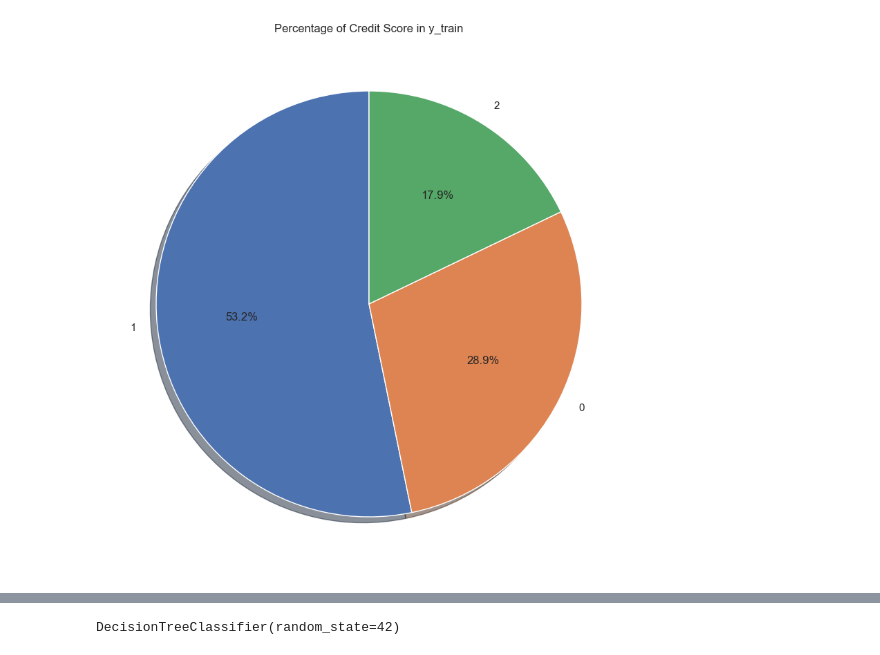
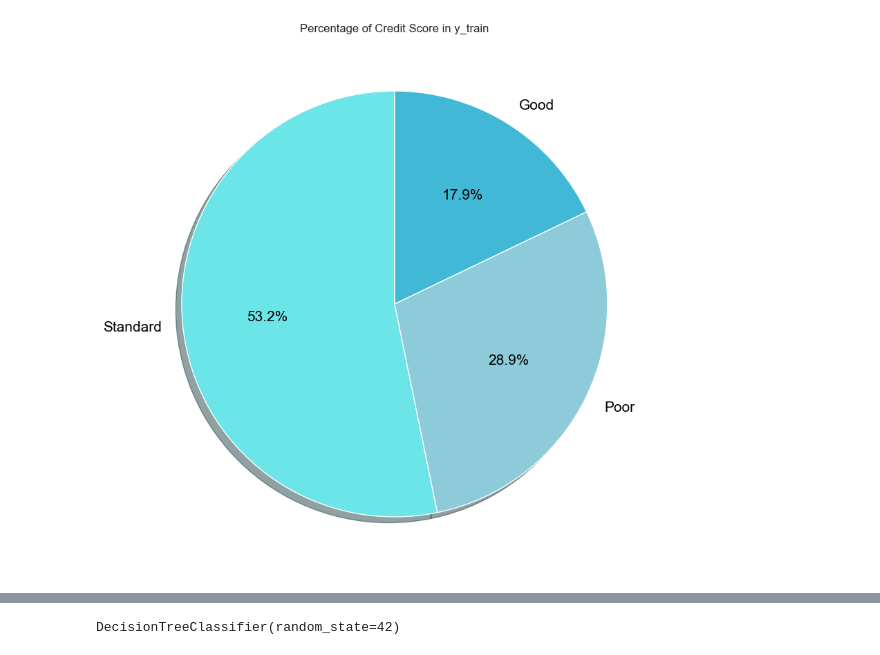
Before and after one commit to yaseen1998/AI_Orange_Course, a Jupyter notebook: Assigment_2/models_regression.ipynb, the cells around one changed output, grey strips where cells are left out. Drawn from its saved outputs; the diff is of its cells as text; code cells hidden in the pictures.

```diff
--- a/Assigment_2/models_regression.ipynb
+++ b/Assigment_2/models_regression.ipynb
@@ -27,9 +15,7 @@ def custom_encoding(y):
 # %%
-df = pd.read_csv('../csv/credit_score_clean_extraction.csv')
+df = pd.read_csv('../csv/scaled_data.csv')
 # use os to store csv file
 
 x = df.drop(['Credit_Score'],axis=1)
 column = x.columns
-y = custom_encoding(df["Credit_Score"])
-print(y.head())
-print(df.describe())
+y = df["Credit_Score"]
@@ -73,14 +21,0 @@ def out_liar(column_data):
-# %%
-features=[
-    "Interest_Rate",
-    "Credit_History_Age",
-    "Credit_Mix",
-    'Type_of_Loan',
-    "Interest_Loan_Interaction",
-    "Outstanding_Debt",
-    "Num_Credit_Card",
-    "Net_Monthly_Savings",
-]
-
-for feature in features:
-    x[feature] = out_liar(x[feature])
@@ -108,27 +22,15 @@ features_2 =[
 # %%
-features=[
-    "Interest_Rate",
-    "Credit_History_Age",
-    "Credit_Mix",
-    'Type_of_Loan',
-    "Interest_Loan_Interaction",
-    "Outstanding_Debt",
-    "Num_Credit_Card",
-    "Net_Monthly_Savings",
-]
-
-
-scaler = StandardScaler()
-X = x[features]
-scaled_data = scaler.fit_transform(X)
-
-x_train, x_test, y_train, y_test = train_test_split(scaled_data, y, test_size=0.2, random_state=42)
+x_train, x_test, y_train, y_test = train_test_split(x, y, test_size=0.2, random_state=42)
 # %%
 # plot percentage of y-train as pie chart
+y_train_copy = y_train.copy()
+y_train_copy = y_train_copy.map({0:"Poor",1:"Standard",2:"Good"})
 sns.set_theme(style="darkgrid")
 plt.figure(figsize=(10,10))
-plt.pie(y_train.value_counts(),labels=y_train.value_counts().index,autopct='%1.1f%%',shadow=True, startangle=90)
+colro = ["#6CE5E8","#8DCBDA","#41B8D5"]
+# make text color white and background color black
+plt.pie(y_train_copy.value_counts(),labels=y_train_copy.value_counts().index,autopct='%1.1f%%',shadow=True, startangle=90,colors=colro,textprops={'color':"black",'fontsize': 15})
 plt.title("Percentage of Credit Score in y_train")
 plt.show()
 # %% [output]
-[figure, old version]
+[figure, new version]
```
Also changed, not shown: parts of 22 cells of this notebook, 9 other files.
